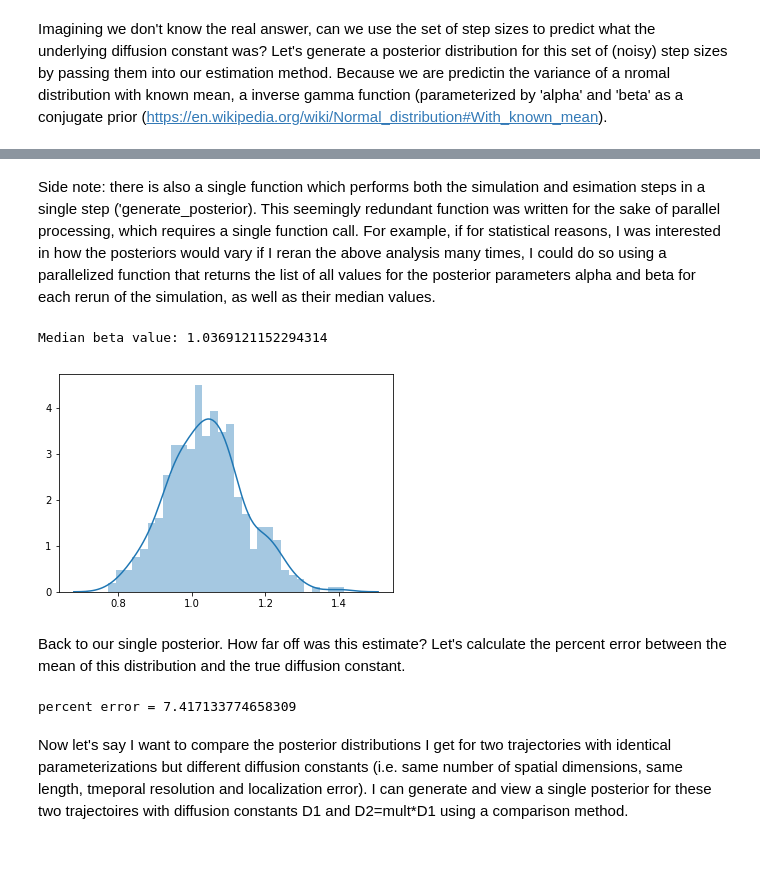
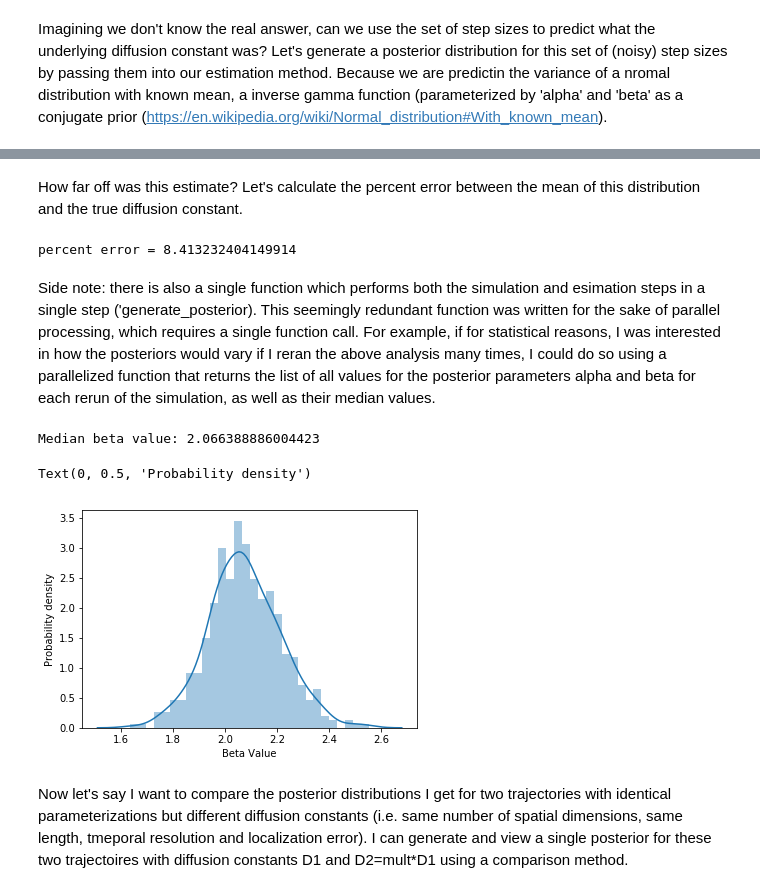
Before and after one commit to AllenCellModeling/diffusive_distinguishability, a Jupyter notebook: diffusive_distinguishability/ndim_diffusion_analysis_tutorial.ipynb, the cells around one changed output, grey strips where cells are left out. Saved outputs shown, nothing was run; the diff lists cells and outputs as text; code cells hidden in the pictures; blank space fills up the shorter version.

Commit message:
Update posterior error figures with clearer label and consistent axes

```diff
--- a/diffusive_distinguishability/ndim_diffusion_analysis_tutorial.ipynb
+++ b/diffusive_distinguishability/ndim_diffusion_analysis_tutorial.ipynb
@@ -51,19 +51,22 @@ plt.ylabel('Probability density');
+# %% [markdown]
+How far off was this estimate? Let's calculate the percent error between the mean of this distribution and the true diffusion constant.
+# %%
+print('percent error = '+str(100*((posterior.mean() - 0.01)/0.01)))
+# calculate percent error of posterior relative to true diffusion constant value
+# %% [output]
+percent error = 8.413232404149914
 # %% [markdown]
 Side note: there is also a single function which performs both the simulation and esimation steps in a single step ('generate_posterior). This seemingly redundant function was written for the sake of parallel processing, which requires a single function call. For example, if for statistical reasons, I was interested in how the posteriors would vary if I reran the above analysis many times, I could do so using a parallelized function that returns the list of all values for the posterior parameters alpha and beta for each rerun of the simulation, as well as their median values.
 # %%
-alpha_median, beta_median, alphas, betas = hd.get_posterior_set(n_dim=2, d_const=0.01, n_steps=100, dt=1, n_reps=500, loc_std=0.02)
+alpha_median, beta_median, alphas, betas = hd.get_posterior_set(n_dim=2, d_const=0.01, n_steps=200, dt=1, n_reps=500, loc_std=0.02)
 print('Median beta value: '+str(beta_median))
 sb.distplot(betas, bins=30);
+plt.xlabel('Beta Value')
+plt.ylabel('Probability density')
 # %% [output]
-Median beta value: 1.0369121152294314
+Median beta value: 2.066388886004423
+Text(0, 0.5, 'Probability density')
-[figure, old version]
+[figure, new version]
-# %% [markdown]
-Back to our single posterior. How far off was this estimate? Let's calculate the percent error between the mean of this distribution and the true diffusion constant.
-# %%
-print('percent error = '+str(100*((posterior.mean() - 0.01)/0.01)))
-# calculate percent error of posterior relative to true diffusion constant value
-# %% [output]
-percent error = 7.417133774658309
 # %% [markdown]
 Now let's say I want to compare the posterior distributions I get for two trajectories with identical parameterizations but different diffusion constants (i.e. same number of spatial dimensions, same length, tmeporal resolution and localization error). I can generate and view a single posterior for these two trajectoires with diffusion constants D1 and D2=mult*D1 using a comparison method.
 # %% [markdown]
```
Also changed, not shown: parts of 10 cells of this notebook, 8 other files.
